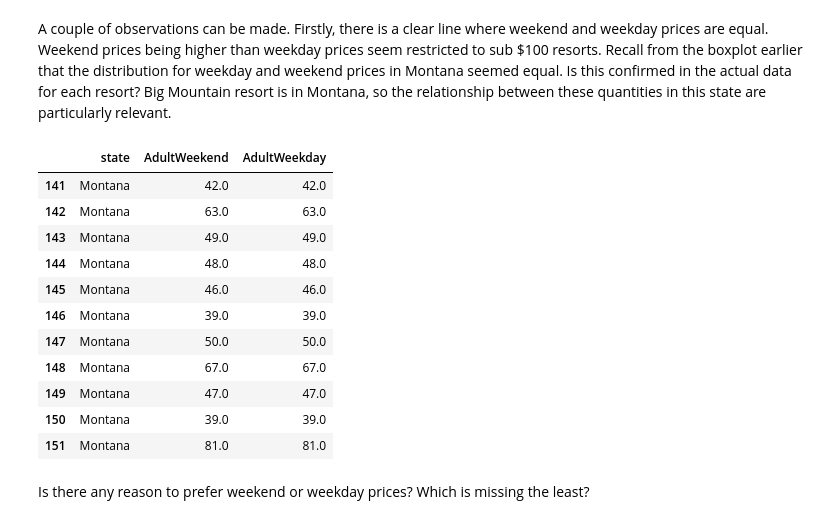
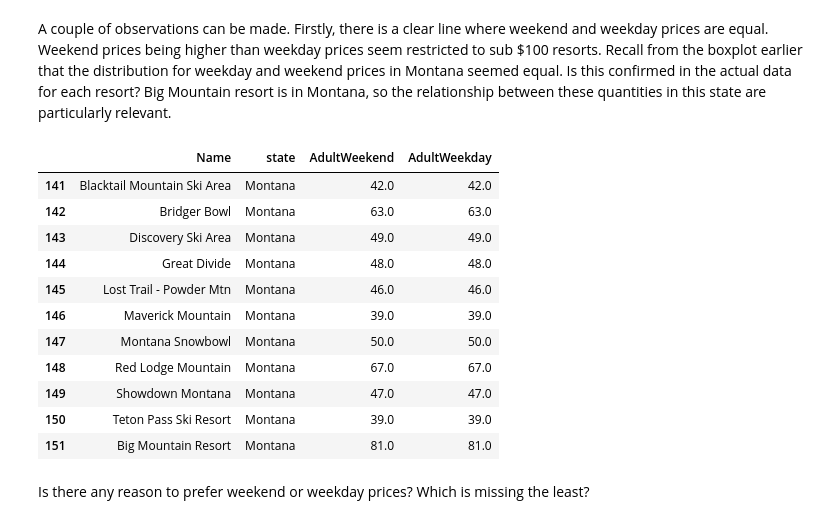
Before and after one commit to leekahung/Springboard_Repository_May3_2021_Cohort, a Jupyter notebook: DataScienceGuidedCapstone/Notebooks/02_data_wrangling.ipynb, the cells around one changed output. Cells and saved outputs as stored; diff of their text form; code cells hidden in the pictures.

Commit message:
Updating data wrangling notebook to include resort name in code task 37

```diff
--- a/DataScienceGuidedCapstone/Notebooks/02_data_wrangling.ipynb
+++ b/DataScienceGuidedCapstone/Notebooks/02_data_wrangling.ipynb
@@ -919,20 +919,20 @@ A couple of observations can be made. Firstly, there is a clear line where weeke
 # %%
 #Code task 37#
 #Use the loc accessor on ski_data to print the 'AdultWeekend' and 'AdultWeekday' columns for Montana only
-ski_data.loc[ski_data.state == 'Montana', ['state', 'AdultWeekend', 'AdultWeekday']]
+ski_data.loc[ski_data.state == 'Montana', ['Name', 'state', 'AdultWeekend', 'AdultWeekday']]
 # %% [output]
-|  | state | AdultWeekend | AdultWeekday |
-| 141 | Montana | 42.0 | 42.0 |
-| 142 | Montana | 63.0 | 63.0 |
-| 143 | Montana | 49.0 | 49.0 |
-| 144 | Montana | 48.0 | 48.0 |
-| 145 | Montana | 46.0 | 46.0 |
-| 146 | Montana | 39.0 | 39.0 |
-| 147 | Montana | 50.0 | 50.0 |
-| 148 | Montana | 67.0 | 67.0 |
-| 149 | Montana | 47.0 | 47.0 |
-| 150 | Montana | 39.0 | 39.0 |
-| 151 | Montana | 81.0 | 81.0 |
+|  | Name | state | AdultWeekend | AdultWeekday |
+| 141 | Blacktail Mountain Ski Area | Montana | 42.0 | 42.0 |
+| 142 | Bridger Bowl | Montana | 63.0 | 63.0 |
+| 143 | Discovery Ski Area | Montana | 49.0 | 49.0 |
+| 144 | Great Divide | Montana | 48.0 | 48.0 |
+| 145 | Lost Trail - Powder Mtn | Montana | 46.0 | 46.0 |
+| 146 | Maverick Mountain | Montana | 39.0 | 39.0 |
+| 147 | Montana Snowbowl | Montana | 50.0 | 50.0 |
+| 148 | Red Lodge Mountain | Montana | 67.0 | 67.0 |
+| 149 | Showdown Montana | Montana | 47.0 | 47.0 |
+| 150 | Teton Pass Ski Resort | Montana | 39.0 | 39.0 |
+| 151 | Big Mountain Resort | Montana | 81.0 | 81.0 |
 # %% [markdown]
 Is there any reason to prefer weekend or weekday prices? Which is missing the least?
 # %%
```
Also changed, not shown: parts of 5 cells of this notebook.
